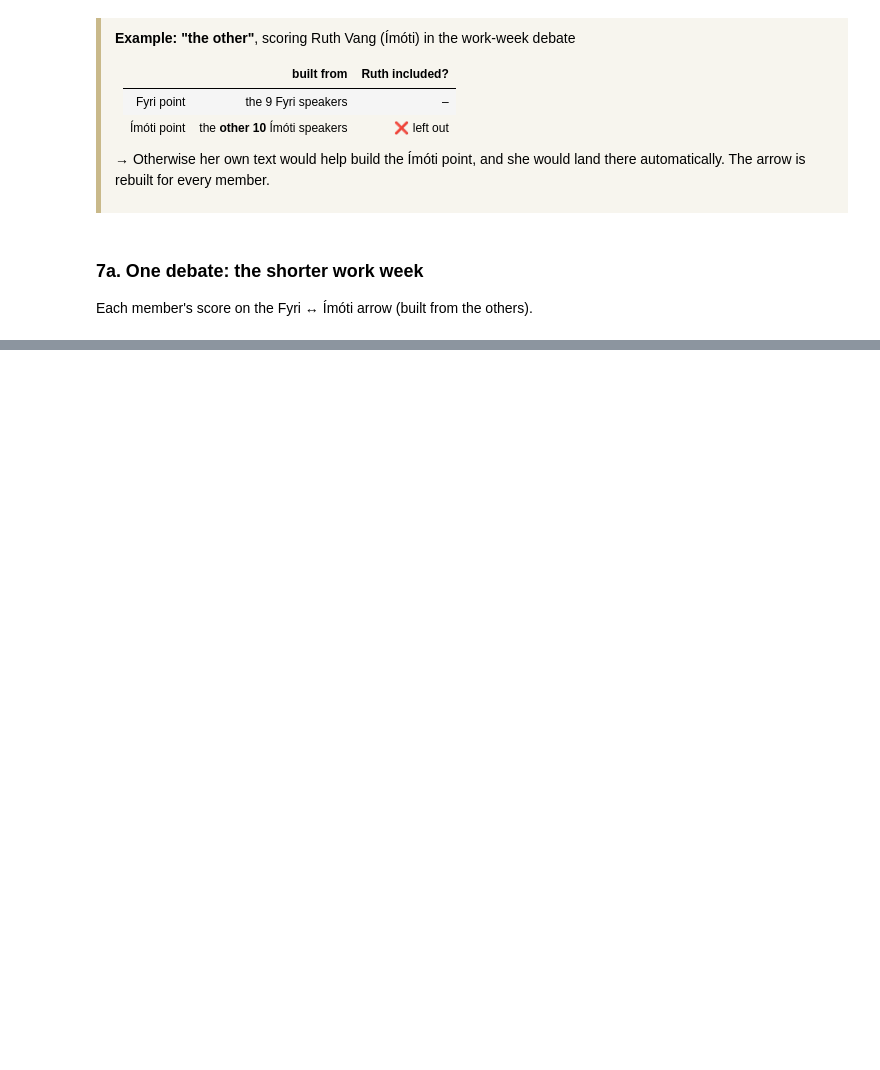
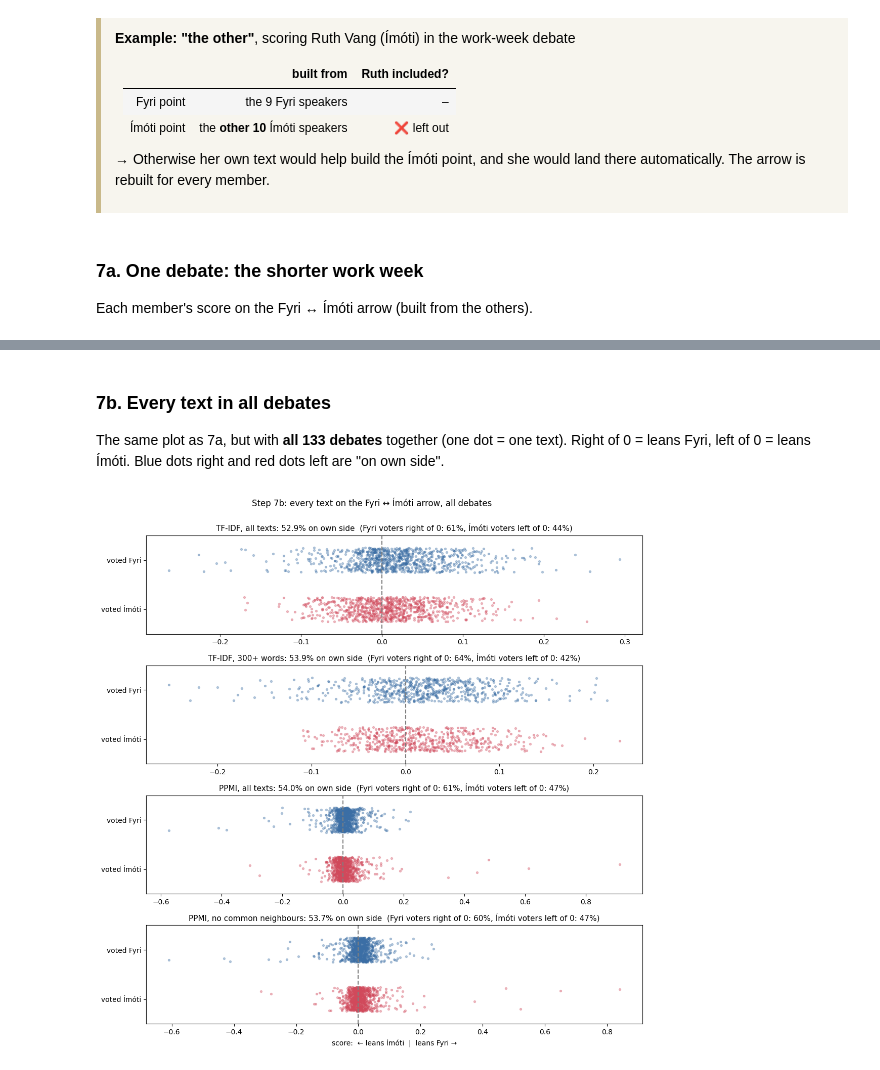
Before and after one commit to forkh/02805-social_graphs_scripts, a Jupyter notebook: text_analysis/text_comparison.ipynb, the cells around one changed output, grey strips where cells are left out. Drawn from its saved outputs; the diff is of its cells as text; code cells hidden in the pictures; blank space fills up the shorter version.

```diff
--- a/text_analysis/text_comparison.ipynb
+++ b/text_analysis/text_comparison.ipynb
@@ -959 +979,39 @@ on their own side: 45% of 20 members
+# %% [markdown]
+### 7b. Every text in all debates
+
+The same plot as 7a, but with **all 133 debates** together (one dot = one text). Right of 0 = leans Fyri, left of 0 = leans Ímóti.
+Blue dots right and red dots left are "on own side".
+# %%
+def all_scores(D, keep):
+    """Arrow score of every text in every debate with at least 2 texts on each side (same as arrow_test)."""
+    vote = fi['vote'].to_numpy()
+    out_s, out_v = [], []
+    for case, pos in fi[keep].groupby('case_number').indices.items():
+        rows_ = fi[keep].index[pos]
+        v = vote[rows_]
+        if (v == 'Fyri').sum() >= 2 and (v == 'Ímóti').sum() >= 2:
+            Dr = D[rows_]
+            G = Dr @ Dr.T
+            G = G.toarray() if hasattr(G, 'toarray') else G
+            out_s.append(arrow_scores(G, v)); out_v.append(v)
+    return np.concatenate(out_s), np.concatenate(out_v)
+
+rng_plot = np.random.default_rng(0)
+fig, axes = plt.subplots(4, 1, figsize=(11, 11))
+for ax, (title, Dm, keep) in zip(axes, [('TF-IDF, all texts', X, all_rows), ('TF-IDF, 300+ words', X, long_rows),
+                                        ('PPMI, all texts', D, all_rows), ('PPMI, no common neighbours', D_nostop, all_rows)]):
+    s, v = all_scores(Dm, keep)
+    for k, (side, col) in enumerate((('Ímóti', '#d1495b'), ('Fyri', '#3b6ea5'))):
+        m = v == side
+        ax.scatter(s[m], k + rng_plot.uniform(-0.25, 0.25, m.sum()), color=col, s=8, alpha=0.35)
+    ax.axvline(0, color='grey', ls='--')
+    ax.set_yticks([0, 1]); ax.set_yticklabels(['voted Ímóti', 'voted Fyri']); ax.set_ylim(-0.5, 1.5)
+    fyri_ok = (s[v == 'Fyri'] > 0).mean(); imoti_ok = (s[v == 'Ímóti'] < 0).mean()
+    ax.set_title(f"{title}: {((s > 0) == (v == 'Fyri')).mean():.1%} on own side  "
+                 f"(Fyri voters right of 0: {fyri_ok:.0%}, Ímóti voters left of 0: {imoti_ok:.0%})", fontsize=11)
+axes[-1].set_xlabel('score:  ← leans Ímóti  |  leans Fyri →')
+fig.suptitle('Step 7b: every text on the Fyri ↔ Ímóti arrow, all debates', y=1.0)
+plt.tight_layout(); plt.show()
+# %% [output]
+[figure, added]
 # %% [markdown]
```
Also changed, not shown: parts of 59 cells of this notebook.
